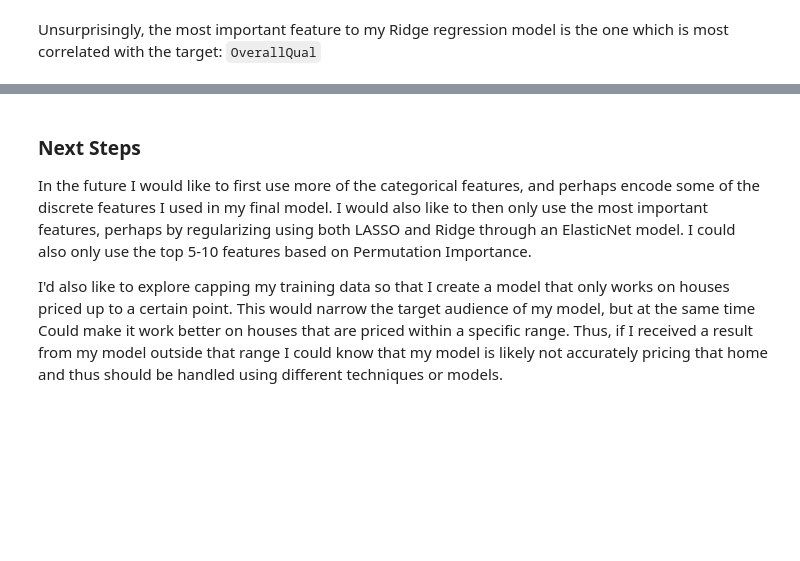
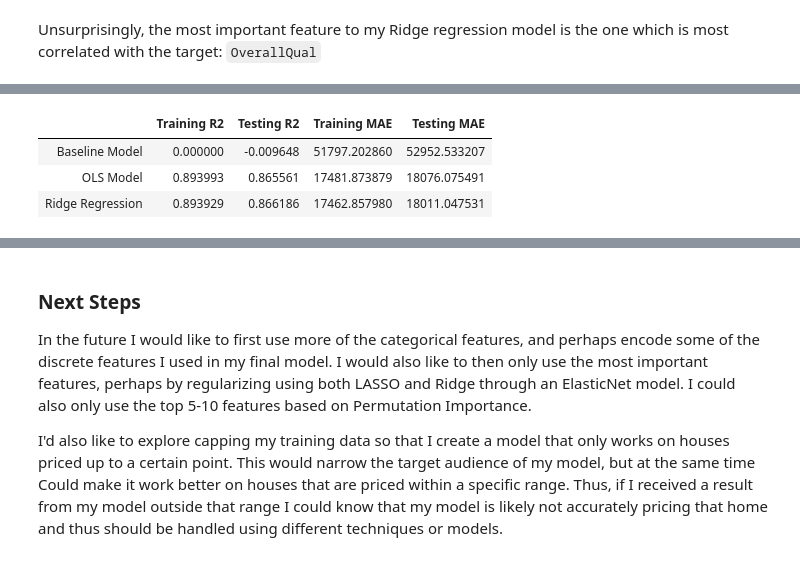
Before and after one commit to AnnikaNoren/dsc-postgrad_House-Price-Prediction, a Jupyter notebook: EDA-Modeling-Evaluation.ipynb, the cells around one changed output, grey strips where cells are left out. Saved outputs shown, nothing was run; the diff lists cells and outputs as text; code cells hidden in the pictures; blank space fills up the shorter version.

```diff
--- a/EDA-Modeling-Evaluation.ipynb
+++ b/EDA-Modeling-Evaluation.ipynb
@@ -245 +214,7 @@ print(f"Testing MAE: {mean_absolute_error(y_test, y_pred_test)}")
+# %%
+# Storing performance metrics
+sam_list = [r2_score(y_train, y_pred_train),r2_score(y_test, y_pred_test),
+        mean_absolute_error(y_train, y_pred_train), mean_absolute_error(y_test, y_pred_test) ]
+test = pd.Series(sam_list, index = stat_columns)
+summary_stats= summary_stats.append(test, ignore_index=True)
 # %% [markdown]
@@ -266,0 +240,5 @@ print(f"Testing MAE: {mean_absolute_error(y_test, ridge_y_pred_test)}")
+# %%
+sam_list = [r2_score(y_train, ridge_y_pred_train),r2_score(y_test, ridge_y_pred_test),
+        mean_absolute_error(y_train, ridge_y_pred_train), mean_absolute_error(y_test, ridge_y_pred_test) ]
+test = pd.Series(sam_list, index = stat_columns)
+summary_stats= summary_stats.append(test, ignore_index=True)
@@ -276,0 +316,9 @@ Unsurprisingly, the most important feature to my Ridge regression model is the o
+# %%
+summary_stats.index = index_stats
+# %%
+summary_stats
+# %% [output]
+|  | Training R2 | Testing R2 | Training MAE | Testing MAE |
+| Baseline Model | 0.000000 | -0.009648 | 51797.202860 | 52952.533207 |
+| OLS Model | 0.893993 | 0.865561 | 17481.873879 | 18076.075491 |
+| Ridge Regression | 0.893929 | 0.866186 | 17462.857980 | 18011.047531 |
```
Also changed, not shown: parts of 51 cells of this notebook, 8 other files.
